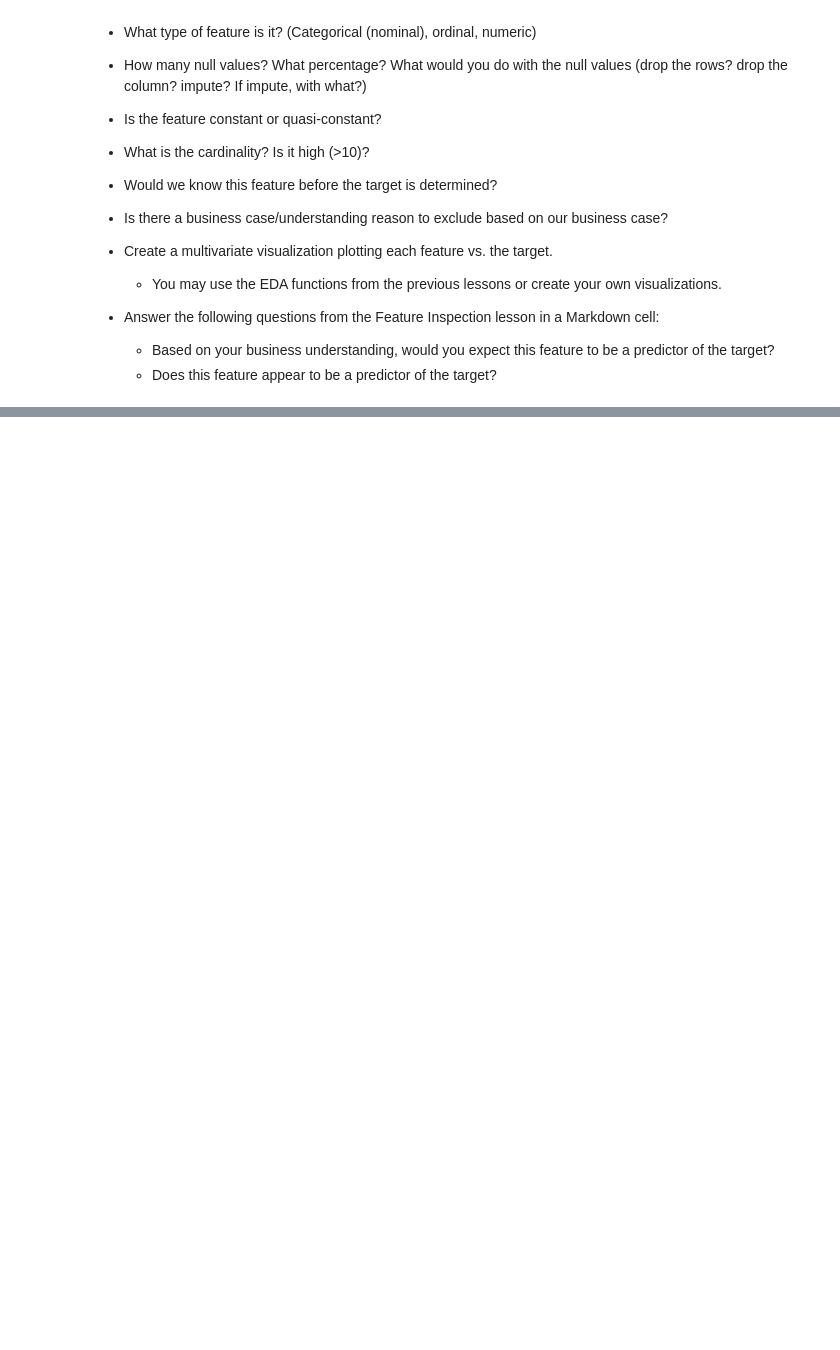
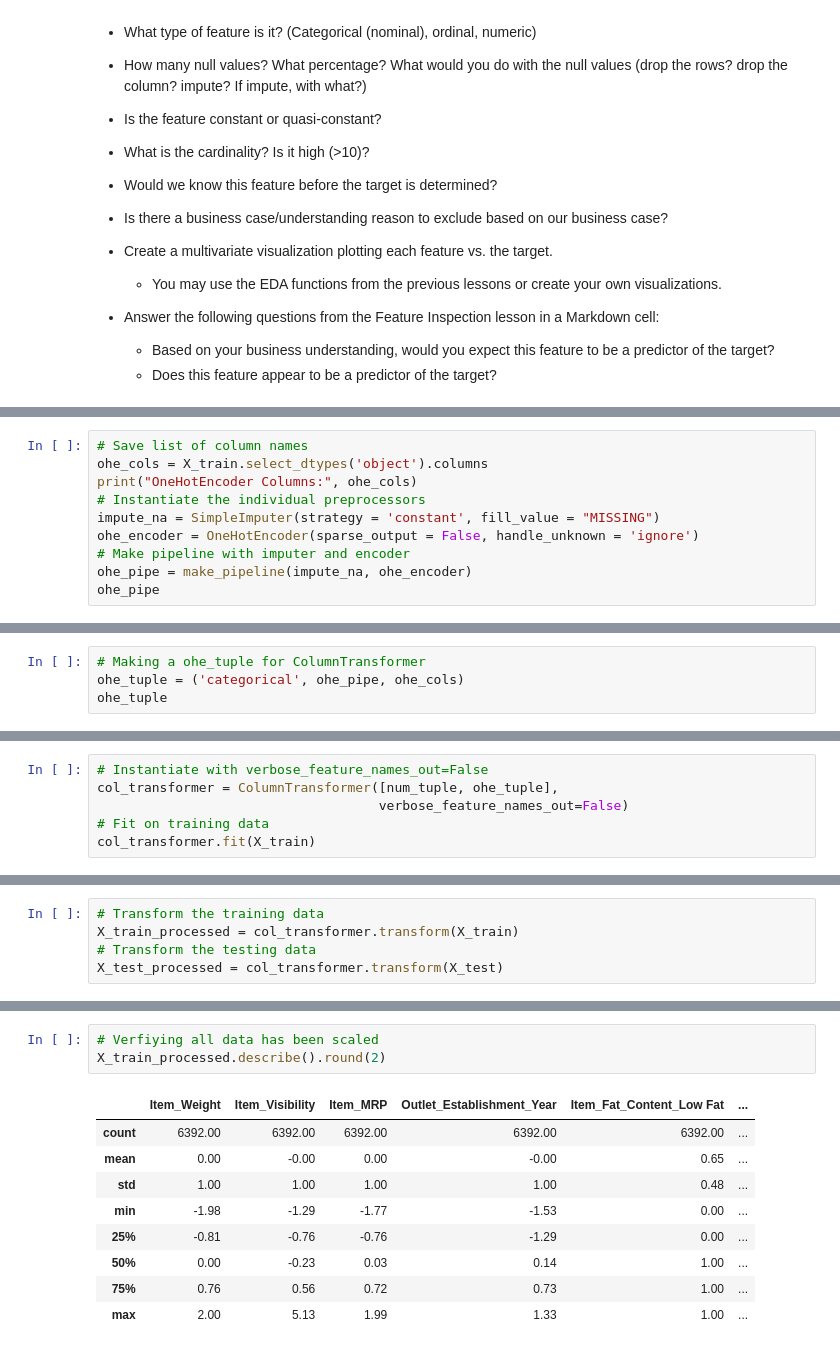
Before and after one commit to ThomasLane1820/Prediction-of-Product-Sales, a Jupyter notebook: Production_of_Product_Sales.ipynb, the cells around one changed output, grey strips where cells are left out. Cells and saved outputs as stored; diff of their text form; blank space fills up the shorter version.

```diff
--- a/Production_of_Product_Sales.ipynb
+++ b/Production_of_Product_Sales.ipynb
@@ -591,0 +915,10 @@ This will allow our functions to report the presence and frequency of null value
+# %%
+# Save list of column names
+ohe_cols = X_train.select_dtypes('object').columns
+print("OneHotEncoder Columns:", ohe_cols)
+# Instantiate the individual preprocessors
+impute_na = SimpleImputer(strategy = 'constant', fill_value = "MISSING")
+ohe_encoder = OneHotEncoder(sparse_output = False, handle_unknown = 'ignore')
+# Make pipeline with imputer and encoder
+ohe_pipe = make_pipeline(impute_na, ohe_encoder)
+ohe_pipe
@@ -591,0 +935,4 @@ This will allow our functions to report the presence and frequency of null value
+# %%
+# Making a ohe_tuple for ColumnTransformer
+ohe_tuple = ('categorical', ohe_pipe, ohe_cols)
+ohe_tuple
@@ -591,0 +950,6 @@ This will allow our functions to report the presence and frequency of null value
+# %%
+# Instantiate with verbose_feature_names_out=False
+col_transformer = ColumnTransformer([num_tuple, ohe_tuple],
+                                    verbose_feature_names_out=False)
+# Fit on training data
+col_transformer.fit(X_train)
@@ -591,0 +978,5 @@ This will allow our functions to report the presence and frequency of null value
+# %%
+# Transform the training data
+X_train_processed = col_transformer.transform(X_train)
+# Transform the testing data
+X_test_processed = col_transformer.transform(X_test)
@@ -591,0 +1028,13 @@ This will allow our functions to report the presence and frequency of null value
+# %%
+# Verfiying all data has been scaled
+X_train_processed.describe().round(2)
+# %% [output]
+|  | Item_Weight | Item_Visibility | Item_MRP | Outlet_Establishment_Year | Item_Fat_Content_Low Fat | ... |
+| count | 6392.00 | 6392.00 | 6392.00 | 6392.00 | 6392.00 | ... |
+| mean | 0.00 | -0.00 | 0.00 | -0.00 | 0.65 | ... |
+| std | 1.00 | 1.00 | 1.00 | 1.00 | 0.48 | ... |
+| min | -1.98 | -1.29 | -1.77 | -1.53 | 0.00 | ... |
+| 25% | -0.81 | -0.76 | -0.76 | -1.29 | 0.00 | ... |
+| 50% | 0.00 | -0.23 | 0.03 | 0.14 | 1.00 | ... |
+| 75% | 0.76 | 0.56 | 0.72 | 0.73 | 1.00 | ... |
+| max | 2.00 | 5.13 | 1.99 | 1.33 | 1.00 | ... |
```
Also changed, not shown: parts of 63 cells of this notebook.
